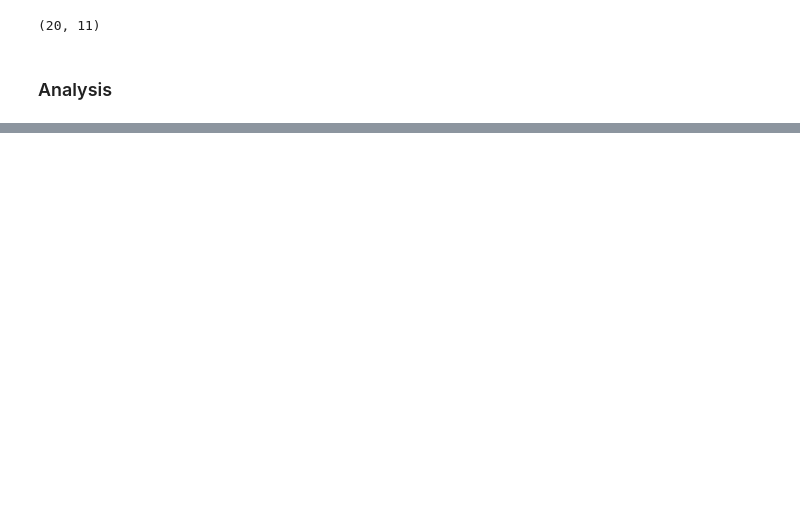
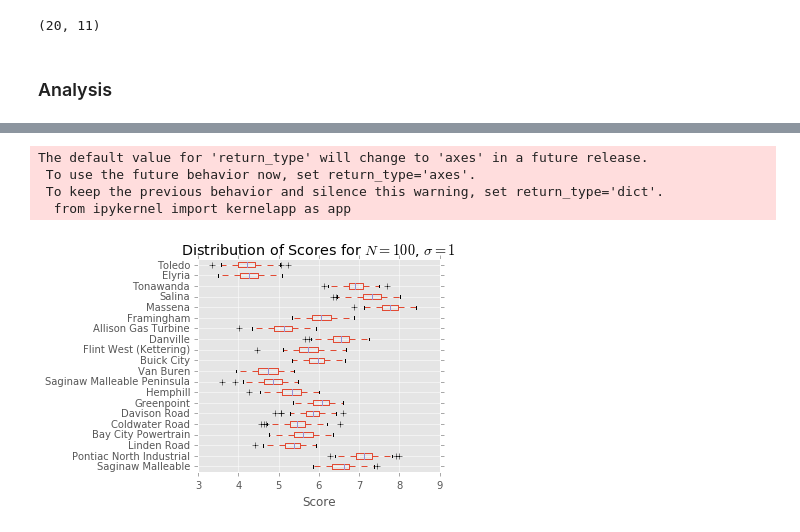
Before and after one commit to smaroukis/site-analysis, a Jupyter notebook: Site-Analysis-9-12-Actual-Data.ipynb, the cells around one changed output, grey strips where cells are left out. Cells and saved outputs as stored; diff of their text form; code cells hidden in the pictures; blank space fills up the shorter version.

```diff
--- a/Site-Analysis-9-12-Actual-Data.ipynb
+++ b/Site-Analysis-9-12-Actual-Data.ipynb
@@ -7,6 +7,8 @@ import numpy as np
 import matplotlib.pyplot as plt
 import numpy.matlib as M
 from numpy.matlib import rand,zeros,ones,empty,eye
+from matplotlib import rcParams
+rcParams.update({'figure.autolayout': True})
 np.set_printoptions(precision=3)
 # %%
 %matplotlib inline
@@ -16,0 +16,4 @@ raw = np.genfromtxt('site_data_raw.csv', delimiter = ',')
+# %%
+# Import actual data
+raw = np.genfromtxt('site_data_raw.csv', delimiter = ',')
+site_list = ['Saginaw Malleable','Pontiac North Industrial','Linden Road','Bay City Powertrain','Coldwater Road','Davison Road','Greenpoint','Hemphill','Saginaw Malleable Peninsula','Van Buren','Buick City','Flint West (Kettering)','Danville','Allison Gas Turbine','Framingham','Massena','Salina', 'Tonawanda','Elyria','Toledo']
@@ -46,3 +53,13 @@ results.shape
 np.save('results',results)
 # %% [markdown]
 ### Analysis
+# %%
+score_list = []
+for i in range(0,N):
+    score_list.append(pd.Series(data=np.sum(np.dot(results[:,:,i], wgts), axis=1), index = [k for k in site_list]))
+scores = pd.DataFrame(score_list)
+
+rank_list = []
+for i in range(0,N):
+    rank_list.append(pd.Series(data=np.sum(np.dot(results[:,:,i], wgts), axis=1), index = [k for k in site_list]).rank(ascending = False))
+ranks = pd.DataFrame(rank_list)
@@ -48,0 +87,14 @@ np.save('results',results)
+# %%
+# Plot as 10 historgrams of distribution of SCORES
+scores.boxplot(vert=0)
+plt.tight_layout()
+plt.xlabel('Score')
+plt.title('Distribution of Scores for $N=100$, $\sigma = 1$')
+plt.savefig('score_boxplot.pdf')
+plt.show()
+# %% [output]
+The default value for 'return_type' will change to 'axes' in a future release.
+ To use the future behavior now, set return_type='axes'.
+ To keep the previous behavior and silence this warning, set return_type='dict'.
+  from ipykernel import kernelapp as app
+[figure, added]
```
Also changed, not shown: parts of 4 cells of this notebook, 1 other file.
